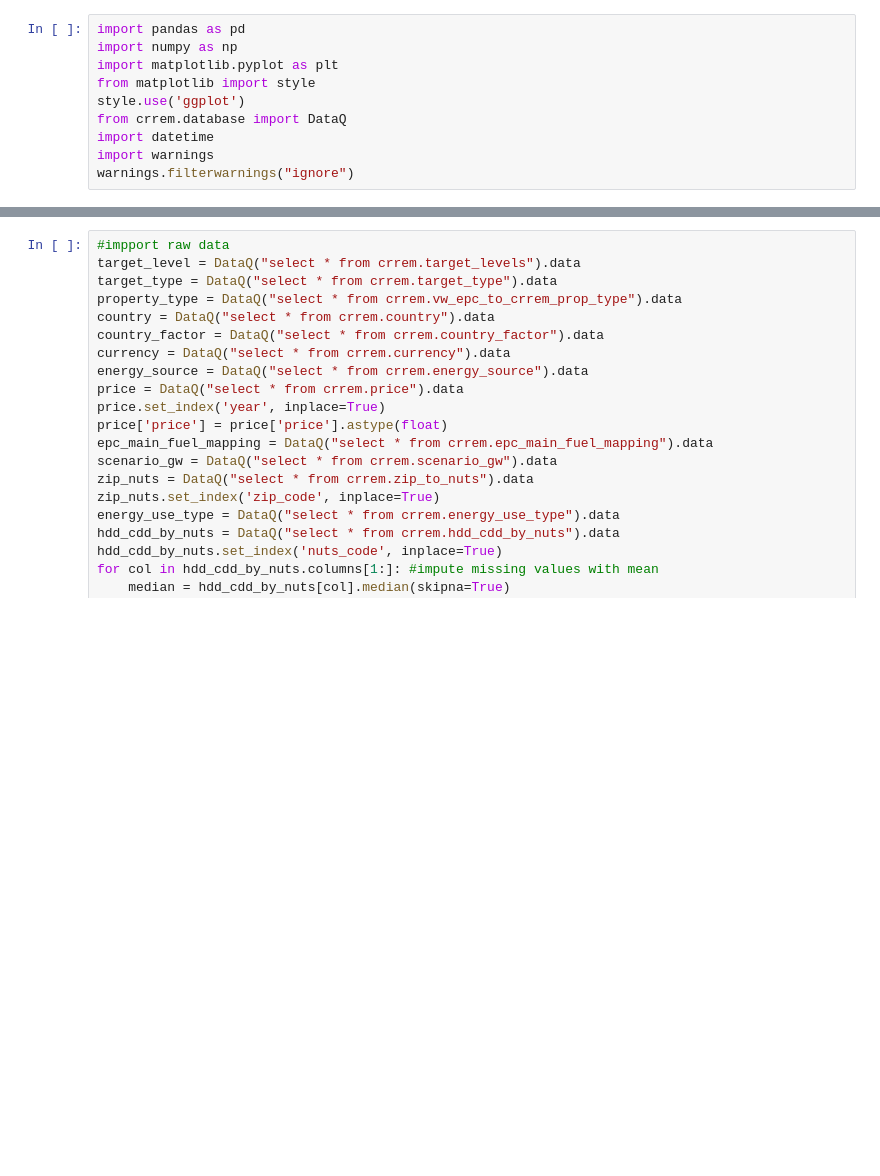
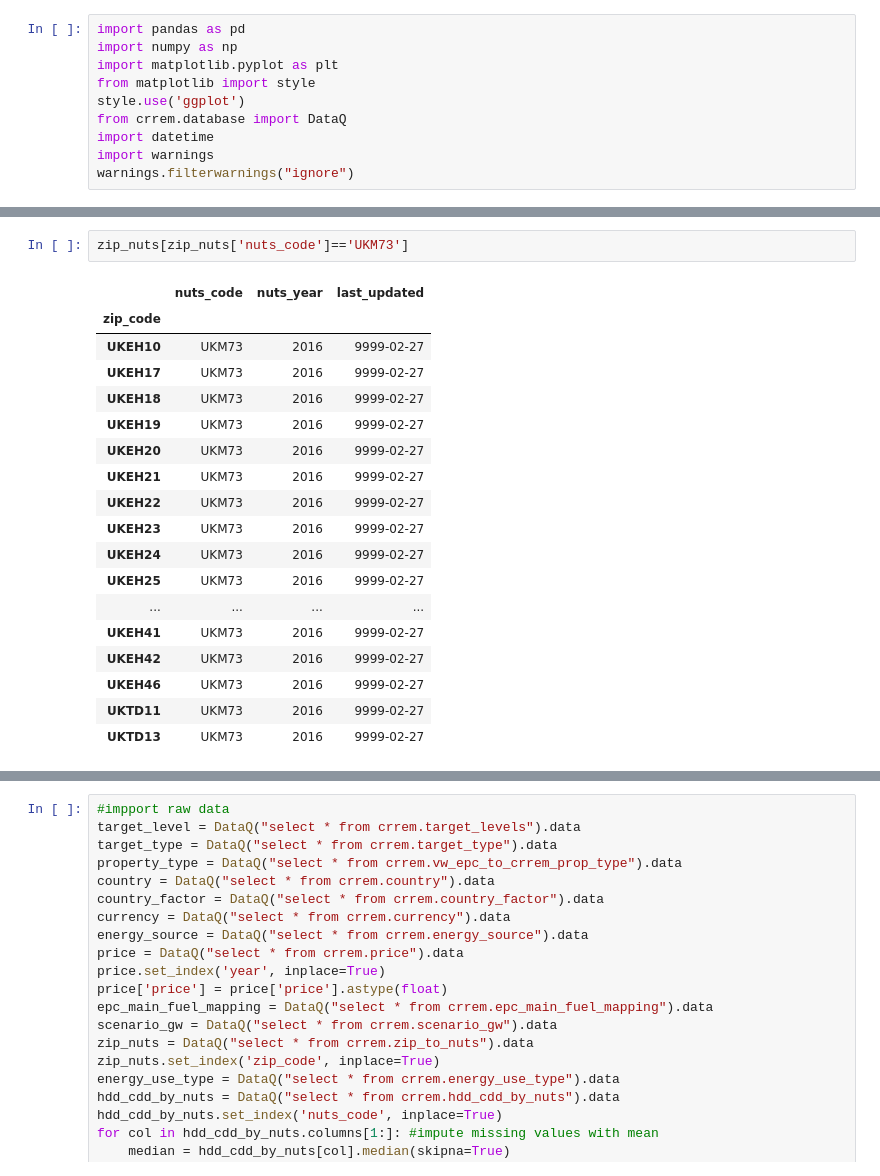
Before and after one commit to BlockchainClimateInstitute/package-crrem, a Jupyter notebook: CVAR .ipynb, the cells around one changed output, grey strips where cells are left out. Cells and saved outputs as stored; diff of their text form; blank space fills up the shorter version.

```diff
--- a/CVAR .ipynb
+++ b/CVAR .ipynb
@@ -21,0 +39,21 @@ warnings.filterwarnings("ignore")
+# %%
+zip_nuts[zip_nuts['nuts_code']=='UKM73']
+# %% [output]
+|  | nuts_code | nuts_year | last_updated |
+| zip_code |  |  |  |
+| UKEH10 | UKM73 | 2016 | 9999-02-27 |
+| UKEH17 | UKM73 | 2016 | 9999-02-27 |
+| UKEH18 | UKM73 | 2016 | 9999-02-27 |
+| UKEH19 | UKM73 | 2016 | 9999-02-27 |
+| UKEH20 | UKM73 | 2016 | 9999-02-27 |
+| UKEH21 | UKM73 | 2016 | 9999-02-27 |
+| UKEH22 | UKM73 | 2016 | 9999-02-27 |
+| UKEH23 | UKM73 | 2016 | 9999-02-27 |
+| UKEH24 | UKM73 | 2016 | 9999-02-27 |
+| UKEH25 | UKM73 | 2016 | 9999-02-27 |
+| ... | ... | ... | ... |
+| UKEH41 | UKM73 | 2016 | 9999-02-27 |
+| UKEH42 | UKM73 | 2016 | 9999-02-27 |
+| UKEH46 | UKM73 | 2016 | 9999-02-27 |
+| UKTD11 | UKM73 | 2016 | 9999-02-27 |
+| UKTD13 | UKM73 | 2016 | 9999-02-27 |
```
Also changed, not shown: parts of 3 cells of this notebook, 6 other files.
